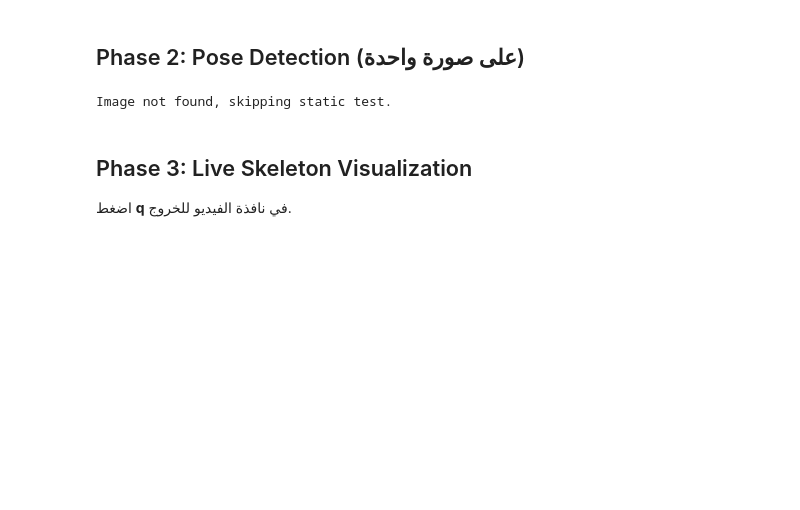
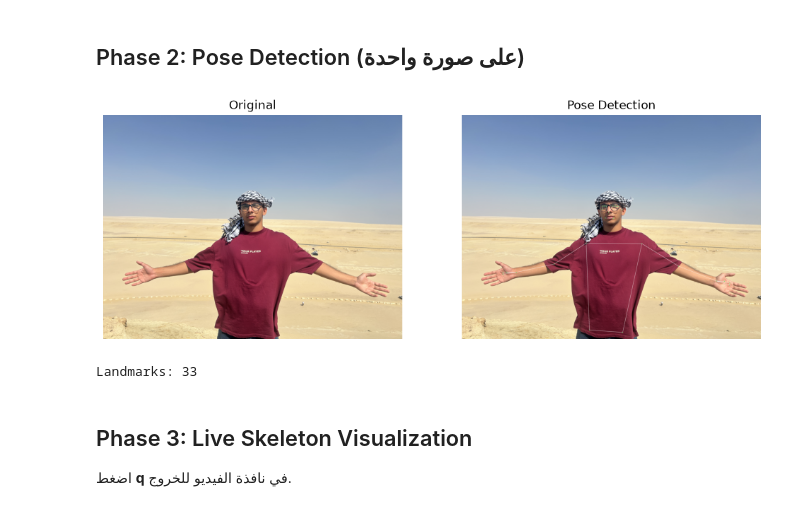
Before and after one commit to eyadAhmed281126/SubwayRun, a Jupyter notebook: runcamwithPOSEDETECTION.ipynb, the cells around one changed output. Cells and saved outputs as stored; diff of their text form; code cells hidden in the pictures; blank space fills up the shorter version.

```diff
--- a/runcamwithPOSEDETECTION.ipynb
+++ b/runcamwithPOSEDETECTION.ipynb
@@ -53,19 +53,20 @@ Camera OK, frame shape: (480, 640, 3)
 # %%
 detector_img = PoseDetector(static_image_mode=True, min_detection_confidence=0.5)
 
-IMG_PATH = '"C:\\Files\\Wadi ElRayan\\IMG_3253.JPG"'
+IMG_PATH = 'C:\\Files\\Wadi ElRayan\\IMG_3253.JPG'
 image = cv2.imread(IMG_PATH)
 if image is None:
     print('Image not found, skipping static test.')
 else:
     out, landmarks = detector_img.process(image)
     plt.figure(figsize=[12, 6])
     plt.subplot(121); plt.imshow(image[:, :, ::-1]); plt.title('Original'); plt.axis('off')
     plt.subplot(122); plt.imshow(out[:, :, ::-1]); plt.title('Pose Detection'); plt.axis('off')
     plt.show()
     print('Landmarks:', 'No person detected' if landmarks is None else len(landmarks))
 # %% [output]
+[figure, added]
-Image not found, skipping static test.
+Landmarks: 33
 # %% [markdown]
 ## Phase 3: Live Skeleton Visualization
 اضغط **q** في نافذة الفيديو للخروج.
```
Also changed, not shown: parts of 3 cells of this notebook, 2 other files.
